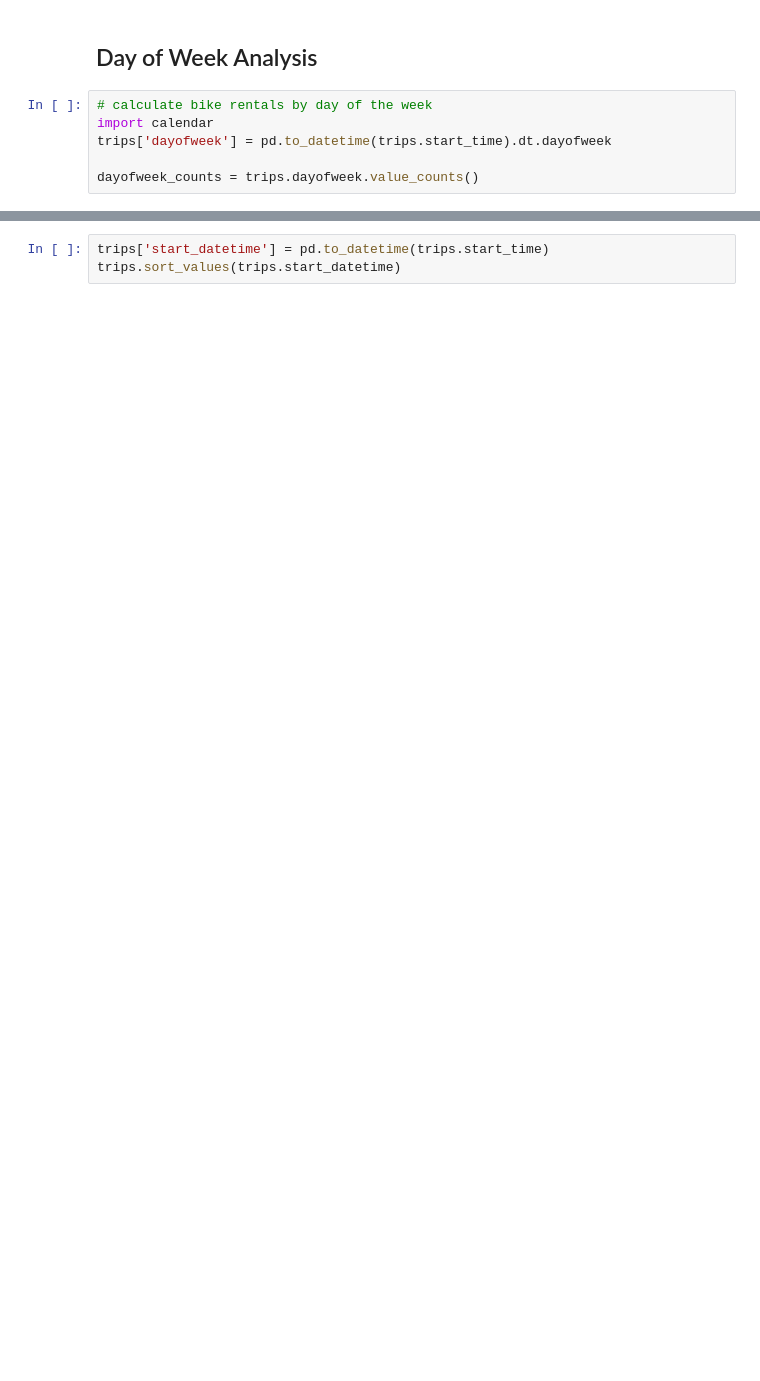
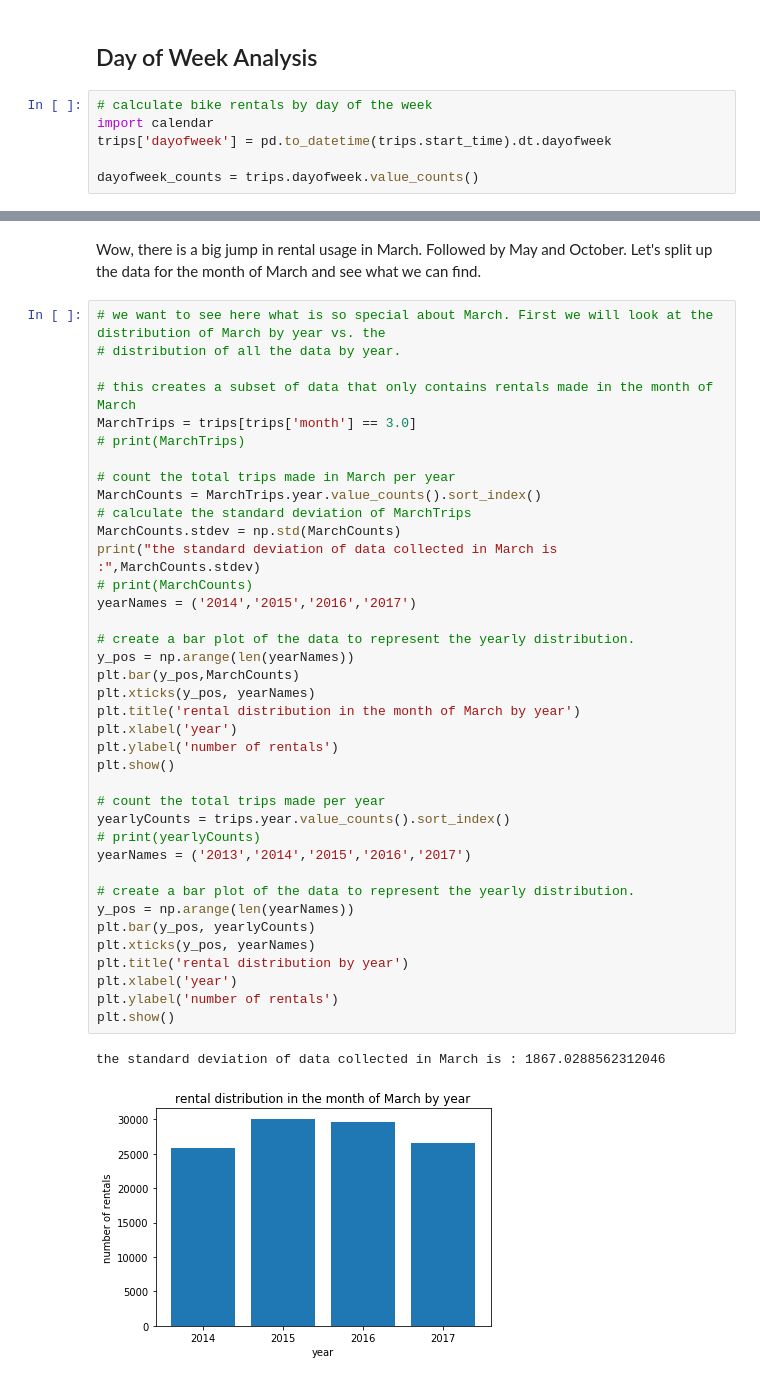
Before and after one commit to Mannequintessential/machine-learning-udacity-course, a Jupyter notebook: projects/capstone/bike-share-analysis.ipynb, the cells around one changed output, grey strips where cells are left out. Drawn from its saved outputs; the diff is of its cells as text; blank space fills up the shorter version.

```diff
--- a/projects/capstone/bike-share-analysis.ipynb
+++ b/projects/capstone/bike-share-analysis.ipynb
@@ -155,3 +155,43 @@ ValueError: incompatible sizes: argument 'height' must be length 12 or scalar
-# %%
-trips['start_datetime'] = pd.to_datetime(trips.start_time)
-trips.sort_values(trips.start_datetime)
+# %% [markdown]
+Wow, there is a big jump in rental usage in March. Followed by May and October. Let's split up the data for the month of March and see what we can find.
+# %%
+# we want to see here what is so special about March. First we will look at the distribution of March by year vs. the
+# distribution of all the data by year.
+
+# this creates a subset of data that only contains rentals made in the month of March
+MarchTrips = trips[trips['month'] == 3.0]
+# print(MarchTrips)
+
+# count the total trips made in March per year
+MarchCounts = MarchTrips.year.value_counts().sort_index()
+# calculate the standard deviation of MarchTrips
+MarchCounts.stdev = np.std(MarchCounts)
+print("the standard deviation of data collected in March is :",MarchCounts.stdev)
+# print(MarchCounts)
+yearNames = ('2014','2015','2016','2017')
+
+# create a bar plot of the data to represent the yearly distribution.
+y_pos = np.arange(len(yearNames))
+plt.bar(y_pos,MarchCounts)
+plt.xticks(y_pos, yearNames)
+plt.title('rental distribution in the month of March by year')
+plt.xlabel('year')
+plt.ylabel('number of rentals')
+plt.show()
+
+# count the total trips made per year
+yearlyCounts = trips.year.value_counts().sort_index()
+# print(yearlyCounts)
+yearNames = ('2013','2014','2015','2016','2017')
+
+# create a bar plot of the data to represent the yearly distribution.
+y_pos = np.arange(len(yearNames))
+plt.bar(y_pos, yearlyCounts)
+plt.xticks(y_pos, yearNames)
+plt.title('rental distribution by year')
+plt.xlabel('year')
+plt.ylabel('number of rentals')
+plt.show()
+# %% [output]
+the standard deviation of data collected in March is : 1867.0288562312046
+[figure, added]
```
Also changed, not shown: parts of 24 cells of this notebook.
